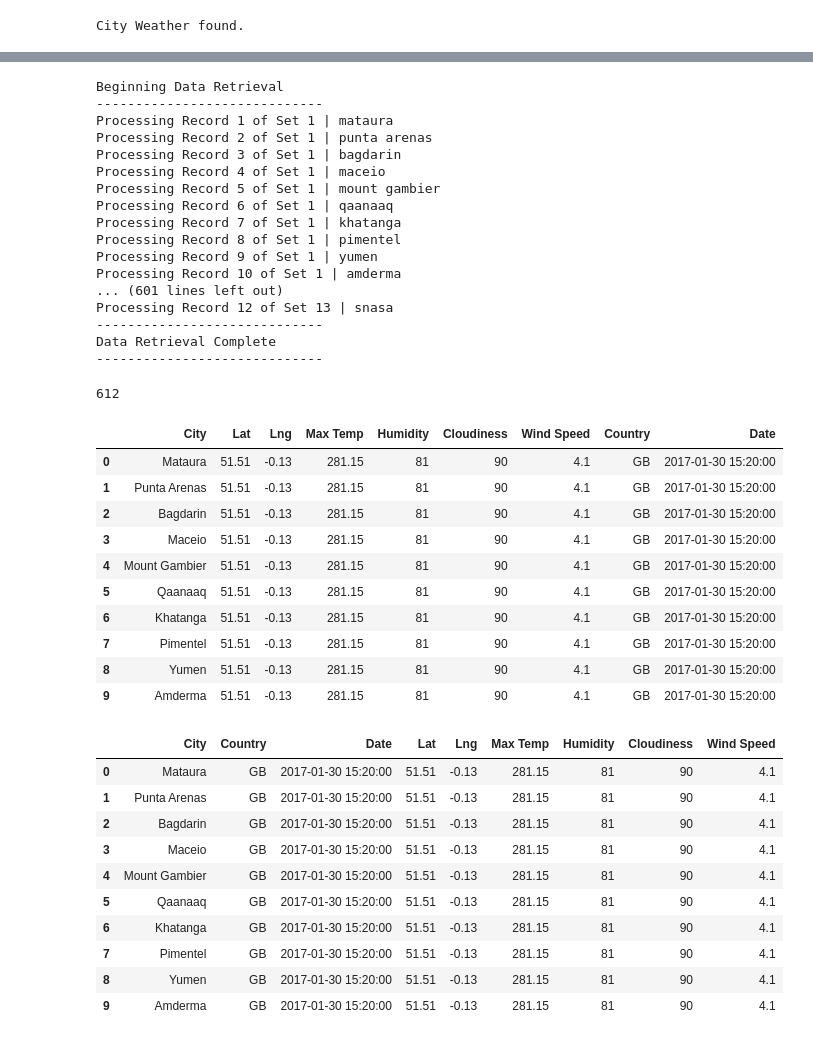
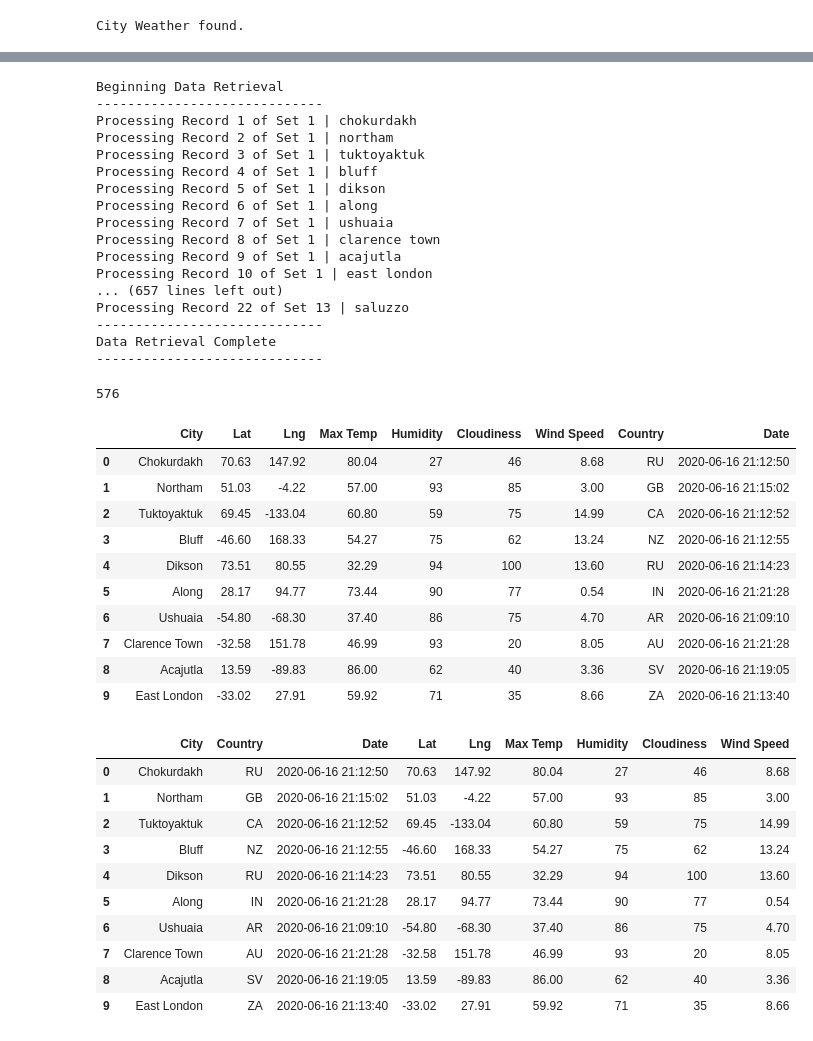
Before and after one commit to rlau929/World_Weather_Analysis, a Jupyter notebook: WeatherPy.ipynb, the cells around one changed output, grey strips where cells are left out. Cells and saved outputs as stored; diff of their text form; code cells hidden in the pictures.

Commit message:
Adding WeatherPy file

```diff
--- a/WeatherPy.ipynb
+++ b/WeatherPy.ipynb
@@ -16,5 +14,5 @@ from config import weather_api_key
 # %%
 # Starting URL for Weather Map API Call.
-url = "https://samples.openweathermap.org/data/2.5/weather?q=London,uk&appid=439d4b804bc8187953eb36d2a8c26a02" + weather_api_key
+url = "http://api.openweathermap.org/data/2.5/weather?units=Imperial&APPID=" + weather_api_key
 print(url)
 # %% [output]
@@ -202,7 +191,6 @@ datetime.utcfromtimestamp(date).strftime('%Y-%m-%d %H:%M:%S')
 # %%
 # Create an empty list to hold the weather data.
 city_data = []
-
 # Print the beginning of the logging.
 print("Beginning Data Retrieval     ")
 print("-----------------------------")
@@ -219,11 +207,10 @@ for i, city in enumerate(cities):
         set_count += 1
         record_count = 1
     # Create endpoint URL with each city.
-    city_url = f'{url}&q={city.replace(" ", "+")}'
+    city_url = url + "&q=" + city.replace(" ","+")
 
     # Log the URL, record, and set numbers and the city.
     print(f"Processing Record {record_count} of Set {set_count} | {city}")
-
     # Add 1 to the record count.
     record_count += 1
 
@@ -264,54 +251,54 @@ print("-----------------------------")
 # %% [output]
 Beginning Data Retrieval
 -----------------------------
-Processing Record 1 of Set 1 | mataura
-Processing Record 2 of Set 1 | punta arenas
-Processing Record 3 of Set 1 | bagdarin
-Processing Record 4 of Set 1 | maceio
-Processing Record 5 of Set 1 | mount gambier
-Processing Record 6 of Set 1 | qaanaaq
-Processing Record 7 of Set 1 | khatanga
-Processing Record 8 of Set 1 | pimentel
-Processing Record 9 of Set 1 | yumen
-Processing Record 10 of Set 1 | amderma
-... (601 lines left out)
-Processing Record 12 of Set 13 | snasa
+Processing Record 1 of Set 1 | chokurdakh
+Processing Record 2 of Set 1 | northam
+Processing Record 3 of Set 1 | tuktoyaktuk
+Processing Record 4 of Set 1 | bluff
+Processing Record 5 of Set 1 | dikson
+Processing Record 6 of Set 1 | along
+Processing Record 7 of Set 1 | ushuaia
+Processing Record 8 of Set 1 | clarence town
+Processing Record 9 of Set 1 | acajutla
+Processing Record 10 of Set 1 | east london
+... (657 lines left out)
+Processing Record 22 of Set 13 | saluzzo
 -----------------------------
 Data Retrieval Complete
 -----------------------------
 # %%
 len(city_data)
 # %% [output]
-612
+576
 # %%
 # Convert the array of dictionaries to a Pandas DataFrame.
 city_data_df = pd.DataFrame(city_data)
 city_data_df.head(10)
 # %% [output]
 |  | City | Lat | Lng | Max Temp | Humidity | Cloudiness | Wind Speed | Country | Date |
-| 0 | Mataura | 51.51 | -0.13 | 281.15 | 81 | 90 | 4.1 | GB | 2017-01-30 15:20:00 |
-| 1 | Punta Arenas | 51.51 | -0.13 | 281.15 | 81 | 90 | 4.1 | GB | 2017-01-30 15:20:00 |
-| 2 | Bagdarin | 51.51 | -0.13 | 281.15 | 81 | 90 | 4.1 | GB | 2017-01-30 15:20:00 |
-| 3 | Maceio | 51.51 | -0.13 | 281.15 | 81 | 90 | 4.1 | GB | 2017-01-30 15:20:00 |
-| 4 | Mount Gambier | 51.51 | -0.13 | 281.15 | 81 | 90 | 4.1 | GB | 2017-01-30 15:20:00 |
-| 5 | Qaanaaq | 51.51 | -0.13 | 281.15 | 81 | 90 | 4.1 | GB | 2017-01-30 15:20:00 |
-| 6 | Khatanga | 51.51 | -0.13 | 281.15 | 81 | 90 | 4.1 | GB | 2017-01-30 15:20:00 |
-| 7 | Pimentel | 51.51 | -0.13 | 281.15 | 81 | 90 | 4.1 | GB | 2017-01-30 15:20:00 |
-| 8 | Yumen | 51.51 | -0.13 | 281.15 | 81 | 90 | 4.1 | GB | 2017-01-30 15:20:00 |
-| 9 | Amderma | 51.51 | -0.13 | 281.15 | 81 | 90 | 4.1 | GB | 2017-01-30 15:20:00 |
+| 0 | Chokurdakh | 70.63 | 147.92 | 80.04 | 27 | 46 | 8.68 | RU | 2020-06-16 21:12:50 |
+| 1 | Northam | 51.03 | -4.22 | 57.00 | 93 | 85 | 3.00 | GB | 2020-06-16 21:15:02 |
+| 2 | Tuktoyaktuk | 69.45 | -133.04 | 60.80 | 59 | 75 | 14.99 | CA | 2020-06-16 21:12:52 |
+| 3 | Bluff | -46.60 | 168.33 | 54.27 | 75 | 62 | 13.24 | NZ | 2020-06-16 21:12:55 |
+| 4 | Dikson | 73.51 | 80.55 | 32.29 | 94 | 100 | 13.60 | RU | 2020-06-16 21:14:23 |
+| 5 | Along | 28.17 | 94.77 | 73.44 | 90 | 77 | 0.54 | IN | 2020-06-16 21:21:28 |
+| 6 | Ushuaia | -54.80 | -68.30 | 37.40 | 86 | 75 | 4.70 | AR | 2020-06-16 21:09:10 |
+| 7 | Clarence Town | -32.58 | 151.78 | 46.99 | 93 | 20 | 8.05 | AU | 2020-06-16 21:21:28 |
+| 8 | Acajutla | 13.59 | -89.83 | 86.00 | 62 | 40 | 3.36 | SV | 2020-06-16 21:19:05 |
+| 9 | East London | -33.02 | 27.91 | 59.92 | 71 | 35 | 8.66 | ZA | 2020-06-16 21:13:40 |
 # %%
 new_column_order = ["City", "Country", "Date", "Lat", "Lng", "Max Temp", "Humidity", "Cloudiness", "Wind Speed"]
-city_data_df = city_data_df[new_column_order]
-city_data_df.head(10)
+new_city_data_df = city_data_df[new_column_order]
+new_city_data_df.head(10)
 # %% [output]
 |  | City | Country | Date | Lat | Lng | Max Temp | Humidity | Cloudiness | Wind Speed |
-| 0 | Mataura | GB | 2017-01-30 15:20:00 | 51.51 | -0.13 | 281.15 | 81 | 90 | 4.1 |
-| 1 | Punta Arenas | GB | 2017-01-30 15:20:00 | 51.51 | -0.13 | 281.15 | 81 | 90 | 4.1 |
-| 2 | Bagdarin | GB | 2017-01-30 15:20:00 | 51.51 | -0.13 | 281.15 | 81 | 90 | 4.1 |
-| 3 | Maceio | GB | 2017-01-30 15:20:00 | 51.51 | -0.13 | 281.15 | 81 | 90 | 4.1 |
-| 4 | Mount Gambier | GB | 2017-01-30 15:20:00 | 51.51 | -0.13 | 281.15 | 81 | 90 | 4.1 |
-| 5 | Qaanaaq | GB | 2017-01-30 15:20:00 | 51.51 | -0.13 | 281.15 | 81 | 90 | 4.1 |
-| 6 | Khatanga | GB | 2017-01-30 15:20:00 | 51.51 | -0.13 | 281.15 | 81 | 90 | 4.1 |
-| 7 | Pimentel | GB | 2017-01-30 15:20:00 | 51.51 | -0.13 | 281.15 | 81 | 90 | 4.1 |
-| 8 | Yumen | GB | 2017-01-30 15:20:00 | 51.51 | -0.13 | 281.15 | 81 | 90 | 4.1 |
-| 9 | Amderma | GB | 2017-01-30 15:20:00 | 51.51 | -0.13 | 281.15 | 81 | 90 | 4.1 |
+| 0 | Chokurdakh | RU | 2020-06-16 21:12:50 | 70.63 | 147.92 | 80.04 | 27 | 46 | 8.68 |
+| 1 | Northam | GB | 2020-06-16 21:15:02 | 51.03 | -4.22 | 57.00 | 93 | 85 | 3.00 |
+| 2 | Tuktoyaktuk | CA | 2020-06-16 21:12:52 | 69.45 | -133.04 | 60.80 | 59 | 75 | 14.99 |
+| 3 | Bluff | NZ | 2020-06-16 21:12:55 | -46.60 | 168.33 | 54.27 | 75 | 62 | 13.24 |
+| 4 | Dikson | RU | 2020-06-16 21:14:23 | 73.51 | 80.55 | 32.29 | 94 | 100 | 13.60 |
+| 5 | Along | IN | 2020-06-16 21:21:28 | 28.17 | 94.77 | 73.44 | 90 | 77 | 0.54 |
+| 6 | Ushuaia | AR | 2020-06-16 21:09:10 | -54.80 | -68.30 | 37.40 | 86 | 75 | 4.70 |
+| 7 | Clarence Town | AU | 2020-06-16 21:21:28 | -32.58 | 151.78 | 46.99 | 93 | 20 | 8.05 |
+| 8 | Acajutla | SV | 2020-06-16 21:19:05 | 13.59 | -89.83 | 86.00 | 62 | 40 | 3.36 |
+| 9 | East London | ZA | 2020-06-16 21:13:40 | -33.02 | 27.91 | 59.92 | 71 | 35 | 8.66 |
```
Also changed, not shown: parts of 28 cells of this notebook.
